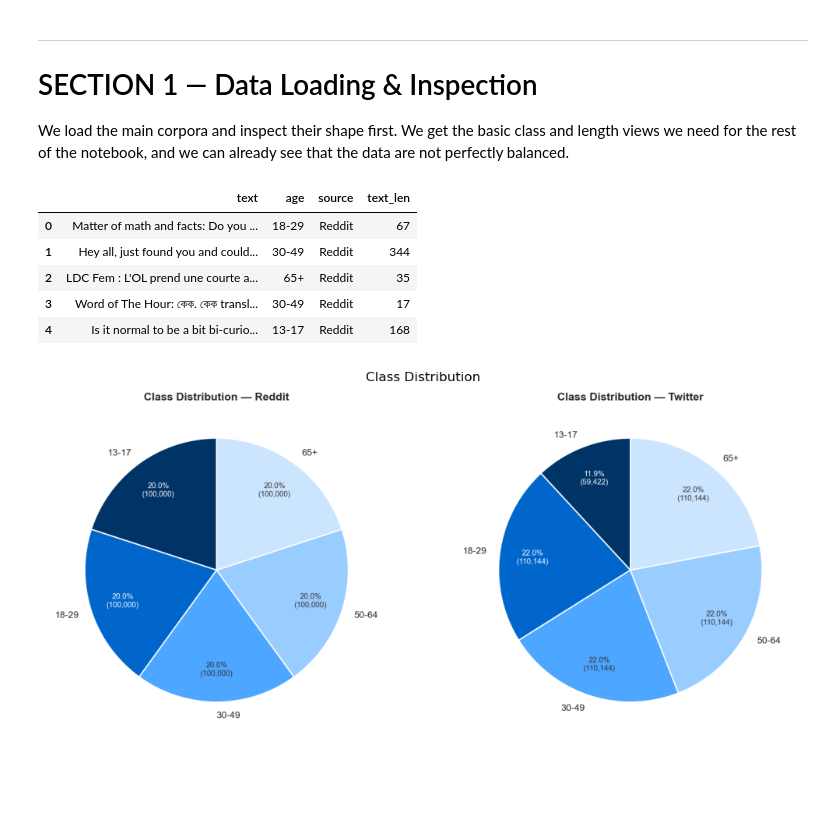
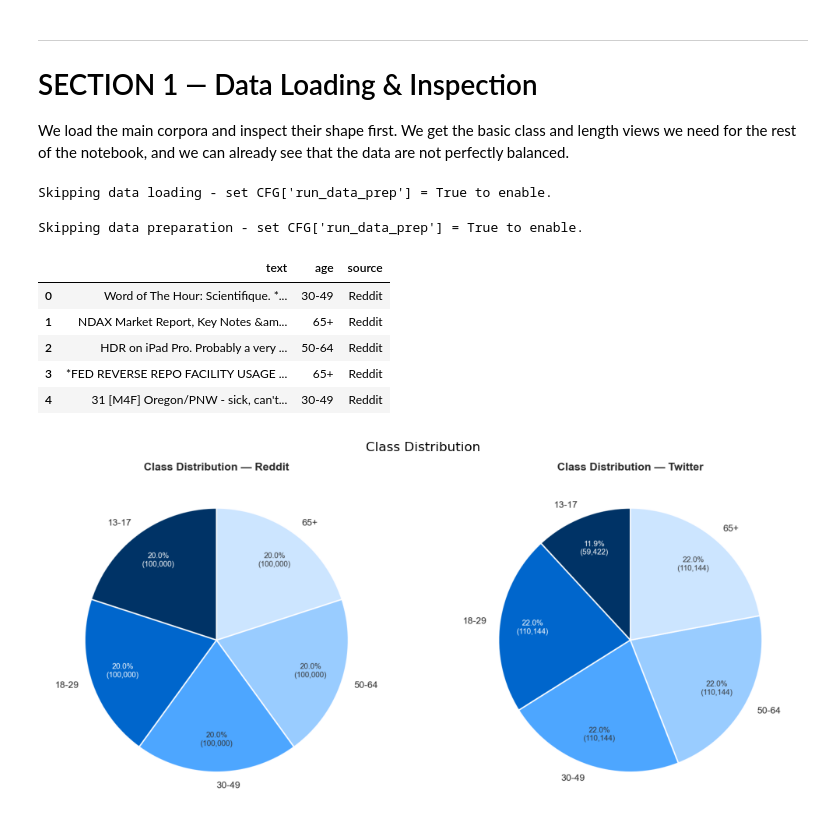
Before and after one commit to boblaros/mago-text-scoring, a Jupyter notebook: age/code.ipynb, the cells around one changed output. Saved outputs shown, nothing was run; the diff lists cells and outputs as text; code cells hidden in the pictures; blank space fills up the shorter version.

```diff
--- a/age/code.ipynb
+++ b/age/code.ipynb
@@ -404,33 +407,57 @@ We load the main corpora and inspect their shape first.
 We get the basic class and length views we need for the rest of the notebook, and we can already see that the data are not perfectly balanced.
 # %%
 # ── 1.1 reddit_1k   = pd.read_parquet("data/abcde/reddit/reddit_1k.parquet") ─────────────────────────────────────────
-reddit_1k   = pd.read_parquet("data/abcde/reddit/reddit_1k.parquet")
-reddit_5k   = pd.read_parquet("data/abcde/reddit/reddit_5k.parquet")
-reddit_10k  = pd.read_parquet("data/abcde/reddit/reddit_10k.parquet")
-reddit_50k  = pd.read_parquet("data/abcde/reddit/reddit_50k.parquet")
-reddit_100k = pd.read_parquet("data/abcde/reddit/reddit_100k.parquet")
-reddit_500k = pd.read_parquet("data/abcde/reddit/reddit_500k.parquet")
+if CFG["run_data_prep"]:
+    reddit_1k   = pd.read_parquet("data/abcde/reddit/reddit_1k.parquet")
+    reddit_5k   = pd.read_parquet("data/abcde/reddit/reddit_5k.parquet")
+    reddit_10k  = pd.read_parquet("data/abcde/reddit/reddit_10k.parquet")
+    reddit_50k  = pd.read_parquet("data/abcde/reddit/reddit_50k.parquet")
+    reddit_100k = pd.read_parquet("data/abcde/reddit/reddit_100k.parquet")
+    reddit_500k = pd.read_parquet("data/abcde/reddit/reddit_500k.parquet")
 
-twitter_500k = pd.read_parquet('data/abcde/twitter/twitter_500k.parquet')
+    twitter_500k = pd.read_parquet('data/abcde/twitter/twitter_500k.parquet')
+else:
+    print("Skipping data loading - set CFG['run_data_prep'] = True to enable.")
+# %% [output]
+Skipping data loading - set CFG['run_data_prep'] = True to enable.
 # %%
 # ── 1.2 reddit_500k["source"] = "Reddit" ─────────────────────────────────────────
-reddit_500k["source"] = "Reddit"
-twitter_500k["source"]   = "Twitter"
+if CFG["run_data_prep"]:
+    reddit_500k["source"] = "Reddit"
+    twitter_500k["source"]   = "Twitter"
 
-reddit_500k["text_len"] = reddit_500k["text"].str.split().str.len()
-twitter_500k["text_len"]   = twitter_500k["text"].str.split().str.len()
+    reddit_500k["text_len"] = reddit_500k["text"].str.split().str.len()
+    twitter_500k["text_len"]   = twitter_500k["text"].str.split().str.len()
 
-combined = pd.concat([reddit_500k, twitter_500k], ignore_index=True)
+    combined = pd.concat([reddit_500k, twitter_500k], ignore_index=True)
+else:
+    print("Skipping data preparation - set CFG['run_data_prep'] = True to enable.")
+# %% [output]
+Skipping data preparation - set CFG['run_data_prep'] = True to enable.
 # %%
 # ── 1.3 reddit_500k.head() ─────────────────────────────────────────
-reddit_500k.head()
+if CFG["run_data_prep"]:
+    reddit_500k = load_optional_dataframe("data/abcde/reddit/reddit_500k.parquet")
+    display(reddit_500k.head())
+elif not CFG["run_data_prep"]:
+    file_path = Path("data/abcde/reddit/splits.pkl")
+    if file_path.exists():
+        with open(file_path, "rb") as f:
+            splits = pickle.load(f)
+        display(splits['reddit_500k']['df_train'].head()[[ "text", "age", "source"]])
+    else:
+        file_path = hf_hub_download(repo_id="boblaros/age_splits", repo_type="dataset", filename="splits.pkl")
+        with open(file_path, "rb") as f:
+            splits = pickle.load(f)
+        display(splits['reddit_500k']['df_train'].head()[[ "text", "age", "source"]])
+    utils_data.splits = splits
 # %% [output]
-|  | text | age | source | text_len |
-| 0 | Matter of math and facts: Do you ... | 18-29 | Reddit | 67 |
-| 1 | Hey all, just found you and could... | 30-49 | Reddit | 344 |
-| 2 | LDC Fem : L'OL prend une courte a... | 65+ | Reddit | 35 |
-| 3 | Word of The Hour: কেক. কেক transl... | 30-49 | Reddit | 17 |
-| 4 | Is it normal to be a bit bi-curio... | 13-17 | Reddit | 168 |
+|  | text | age | source |
+| 0 | Word of The Hour: Scientifique. *... | 30-49 | Reddit |
+| 1 | NDAX Market Report, Key Notes &am... | 65+ | Reddit |
+| 2 | HDR on iPad Pro. Probably a very ... | 50-64 | Reddit |
+| 3 | *FED REVERSE REPO FACILITY USAGE ... | 65+ | Reddit |
+| 4 | 31 [M4F] Oregon/PNW - sick, can't... | 30-49 | Reddit |
 # %%
 # ── 1.4 plot_path = CFG["output_paths"]["eda"] / "eda_class_distribution_pie.png" ─────────────────────────────────────────
 plot_path = CFG["output_paths"]["eda"] / "eda_class_distribution_pie.png"
```
Also changed, not shown: parts of 8 cells of this notebook.
